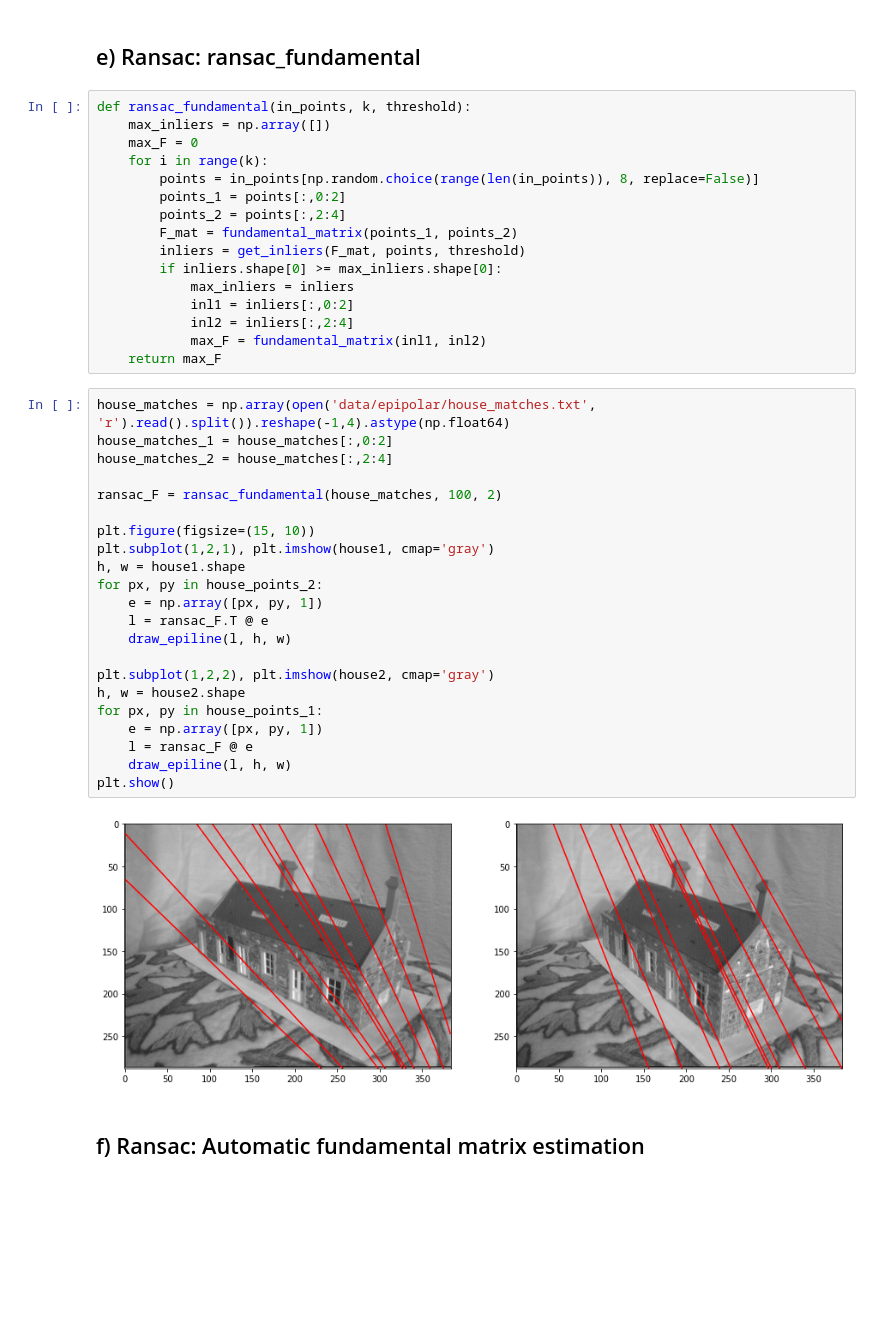
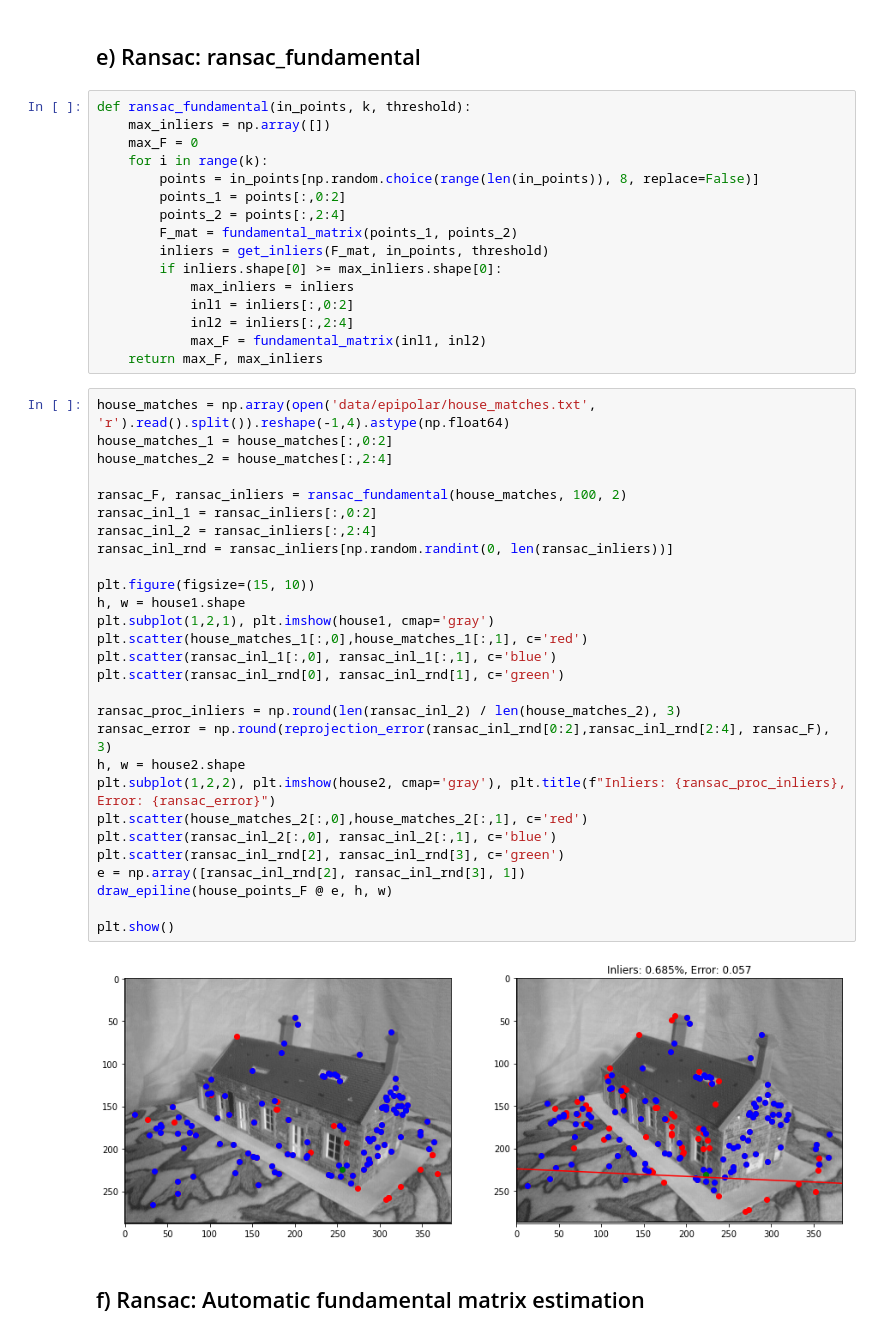
Before and after one commit to gendestry/UZ_Naloga5, a Jupyter notebook: assignment.ipynb, the cells around one changed output. Cells and saved outputs as stored; diff of their text form; blank space fills up the shorter version.

```diff
--- a/assignment.ipynb
+++ b/assignment.ipynb
@@ -161,36 +161,42 @@ def ransac_fundamental(in_points, k, threshold):
 		points_1 = points[:,0:2]
 		points_2 = points[:,2:4]
 		F_mat = fundamental_matrix(points_1, points_2)
-		inliers = get_inliers(F_mat, points, threshold)
+		inliers = get_inliers(F_mat, in_points, threshold)
 		if inliers.shape[0] >= max_inliers.shape[0]:
 			max_inliers = inliers
 			inl1 = inliers[:,0:2]
 			inl2 = inliers[:,2:4]
 			max_F = fundamental_matrix(inl1, inl2)
-	return max_F
+	return max_F, max_inliers
 # %%
 house_matches = np.array(open('data/epipolar/house_matches.txt', 'r').read().split()).reshape(-1,4).astype(np.float64)
 house_matches_1 = house_matches[:,0:2]
 house_matches_2 = house_matches[:,2:4]
 
-ransac_F = ransac_fundamental(house_matches, 100, 2)
+ransac_F, ransac_inliers = ransac_fundamental(house_matches, 100, 2)
+ransac_inl_1 = ransac_inliers[:,0:2]
+ransac_inl_2 = ransac_inliers[:,2:4]
+ransac_inl_rnd = ransac_inliers[np.random.randint(0, len(ransac_inliers))]
 
 plt.figure(figsize=(15, 10))
+h, w = house1.shape
 plt.subplot(1,2,1), plt.imshow(house1, cmap='gray')
-h, w = house1.shape
-for px, py in house_points_2:
-	e = np.array([px, py, 1])
-	l = ransac_F.T @ e
-	draw_epiline(l, h, w)
+plt.scatter(house_matches_1[:,0],house_matches_1[:,1], c='red')
+plt.scatter(ransac_inl_1[:,0], ransac_inl_1[:,1], c='blue')
+plt.scatter(ransac_inl_rnd[0], ransac_inl_rnd[1], c='green')
 
-plt.subplot(1,2,2), plt.imshow(house2, cmap='gray')
+ransac_proc_inliers = np.round(len(ransac_inl_2) / len(house_matches_2), 3)
+ransac_error = np.round(reprojection_error(ransac_inl_rnd[0:2],ransac_inl_rnd[2:4], ransac_F), 3)
 h, w = house2.shape
-for px, py in house_points_1:
-	e = np.array([px, py, 1])
-	l = ransac_F @ e
-	draw_epiline(l, h, w)
+plt.subplot(1,2,2), plt.imshow(house2, cmap='gray'), plt.title(f"Inliers: {ransac_proc_inliers}, Error: {ransac_error}")
+plt.scatter(house_matches_2[:,0],house_matches_2[:,1], c='red')
+plt.scatter(ransac_inl_2[:,0], ransac_inl_2[:,1], c='blue')
+plt.scatter(ransac_inl_rnd[2], ransac_inl_rnd[3], c='green')
+e = np.array([ransac_inl_rnd[2], ransac_inl_rnd[3], 1])
+draw_epiline(house_points_F @ e, h, w)
+
 plt.show()
 # %% [output]
-[figure, old version]
+[figure, new version]
 # %% [markdown]
 ## f) Ransac: Automatic fundamental matrix estimation
```
Also changed, not shown: parts of 3 cells of this notebook.
